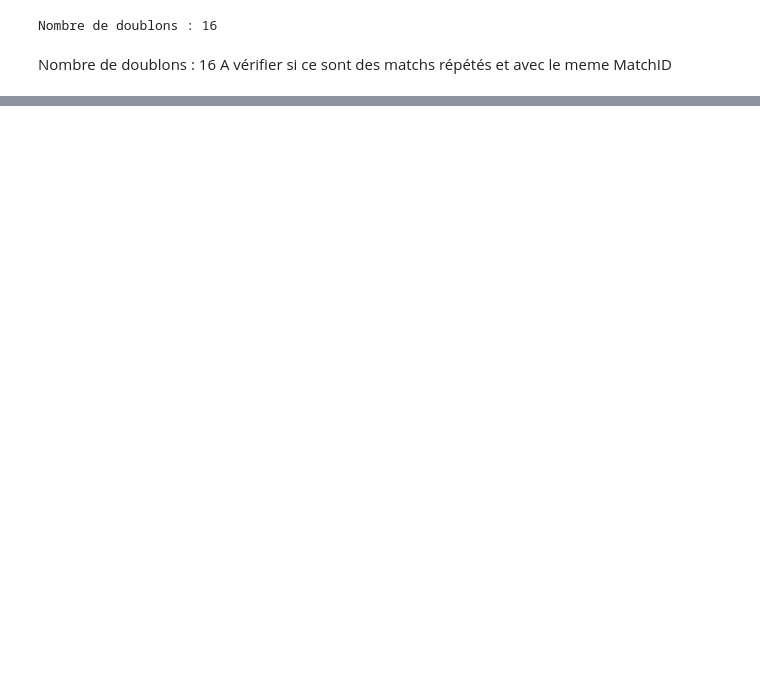
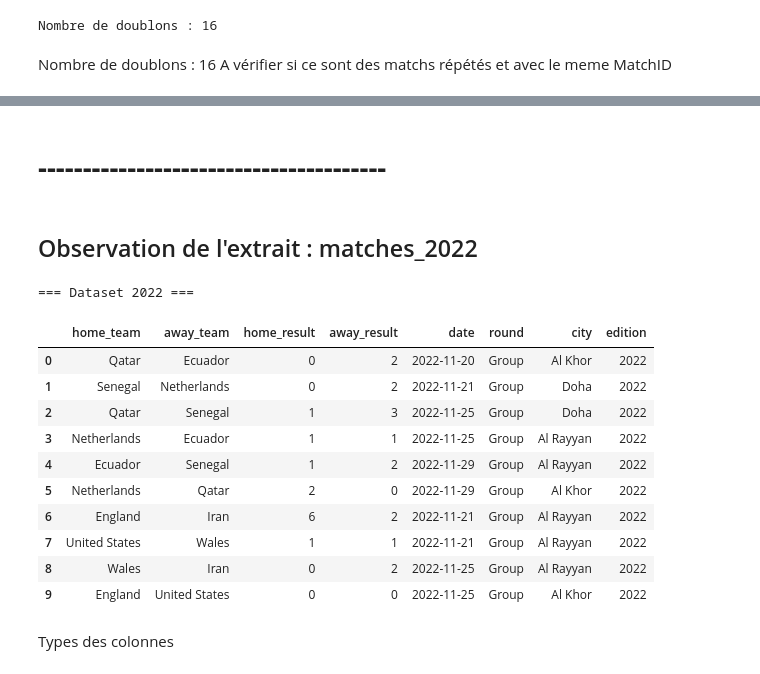
Before and after one commit to Simplon-DE-P1-2025/brief2-ETL-football-H-K-A-M, a Jupyter notebook: Notebook/Observation_des_données.ipynb, the cells around one changed output, grey strips where cells are left out. Drawn from its saved outputs; the diff is of its cells as text; code cells hidden in the pictures; blank space fills up the shorter version.

```diff
--- a/Notebook/Observation_des_données.ipynb
+++ b/Notebook/Observation_des_données.ipynb
@@ -309,0 +542,24 @@ SyntaxError: invalid character '’' (U+2019) (2722972707.py, line 8)
+# %% [markdown]
+# **---------------------------------------**
+# %% [markdown]
+## Observation de l'extrait : matches_2022
+# %%
+# Charger les différents dataset
+df2 = pd.read_csv("../data/processed/matches_2022.csv")
+print("=== Dataset 2022 ===")
+df2.head(10)
+# %% [output]
+=== Dataset 2022 ===
+|  | home_team | away_team | home_result | away_result | date | round | city | edition |
+| 0 | Qatar | Ecuador | 0 | 2 | 2022-11-20 | Group | Al Khor | 2022 |
+| 1 | Senegal | Netherlands | 0 | 2 | 2022-11-21 | Group | Doha | 2022 |
+| 2 | Qatar | Senegal | 1 | 3 | 2022-11-25 | Group | Doha | 2022 |
+| 3 | Netherlands | Ecuador | 1 | 1 | 2022-11-25 | Group | Al Rayyan | 2022 |
+| 4 | Ecuador | Senegal | 1 | 2 | 2022-11-29 | Group | Al Rayyan | 2022 |
+| 5 | Netherlands | Qatar | 2 | 0 | 2022-11-29 | Group | Al Khor | 2022 |
+| 6 | England | Iran | 6 | 2 | 2022-11-21 | Group | Al Rayyan | 2022 |
+| 7 | United States | Wales | 1 | 1 | 2022-11-21 | Group | Al Rayyan | 2022 |
+| 8 | Wales | Iran | 0 | 2 | 2022-11-25 | Group | Al Rayyan | 2022 |
+| 9 | England | United States | 0 | 0 | 2022-11-25 | Group | Al Khor | 2022 |
+# %% [markdown]
+Types des colonnes
```
Also changed, not shown: parts of 109 cells of this notebook, 4 other files.
